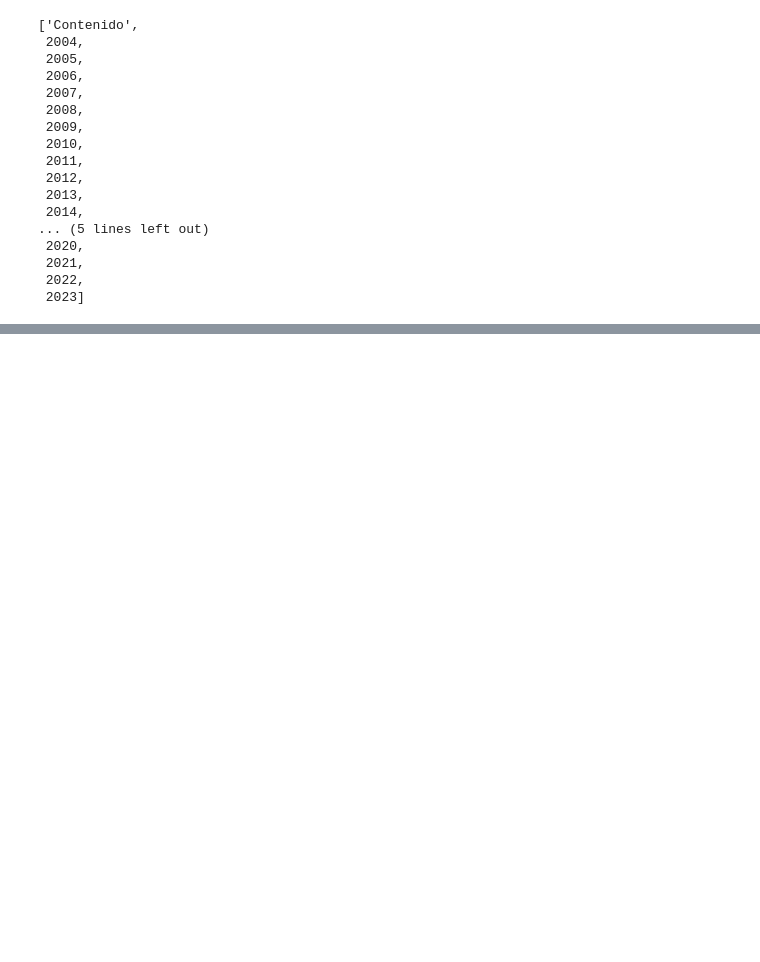
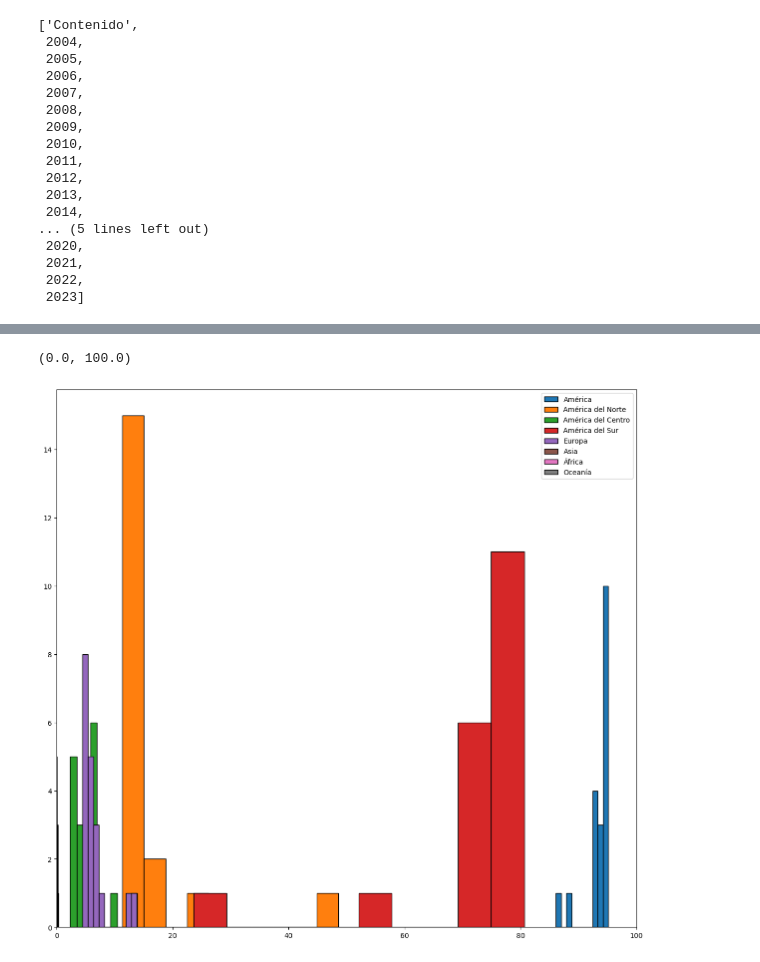
Before and after one commit to Code0008/PROYECTO_FINAL_POO_CC201, a Jupyter notebook: testeos.ipynb, the cells around one changed output, grey strips where cells are left out. Saved outputs shown, nothing was run; the diff lists cells and outputs as text; code cells hidden in the pictures; blank space fills up the shorter version.

```diff
--- a/testeos.ipynb
+++ b/testeos.ipynb
@@ -522,0 +121,12 @@ class Menu_Principal:
+# %%
+valores_continentes = [salidas_segun_continente.iloc[indice, list(range(1, len(salidas_segun_continente.columns[1:])))] for indice in range(1, 9)]
+#america_porcentaje, (america_porcentaje*100) / salidas_segun_continente.iloc[0, list(range(1, len(salidas_segun_continente.columns[1:])))] p
+porcentaje_cntinentes = [(valores*100)/ salidas_segun_continente.iloc[0, list(range(1, len(salidas_segun_continente.columns[1:])))] for valores in valores_continentes]
+plt.figure(figsize=(15,14))
+for indice, valor in enumerate(porcentaje_cntinentes):
+    plt.hist(porcentaje_cntinentes[indice], edgecolor="black", label=f"{salidas_segun_continente.iloc[indice+1,0]}")
+    plt.legend()
+plt.xlim(0,100)
+# %% [output]
+(0.0, 100.0)
+[figure, added]
```
Also changed, not shown: parts of 37 cells of this notebook.
